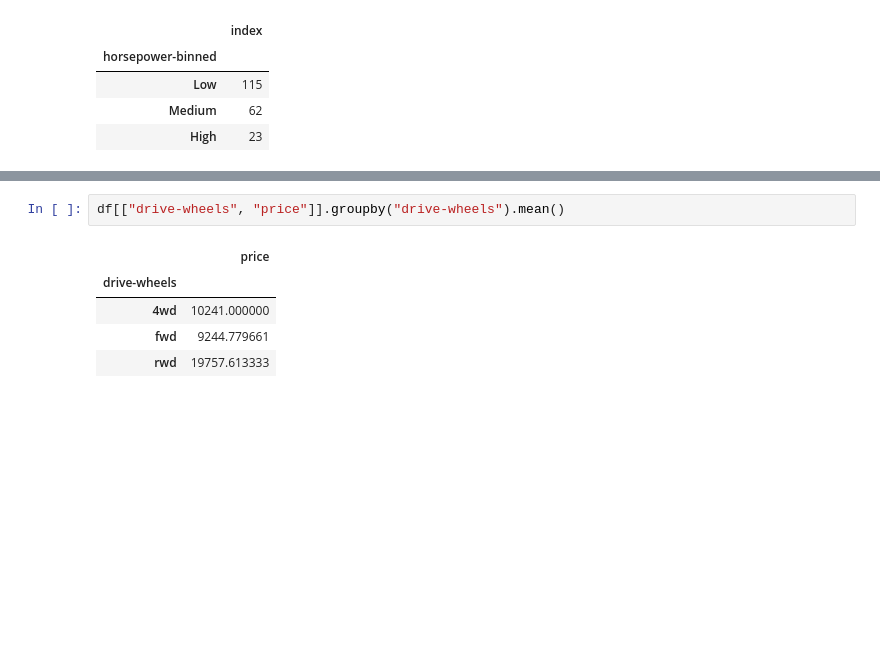
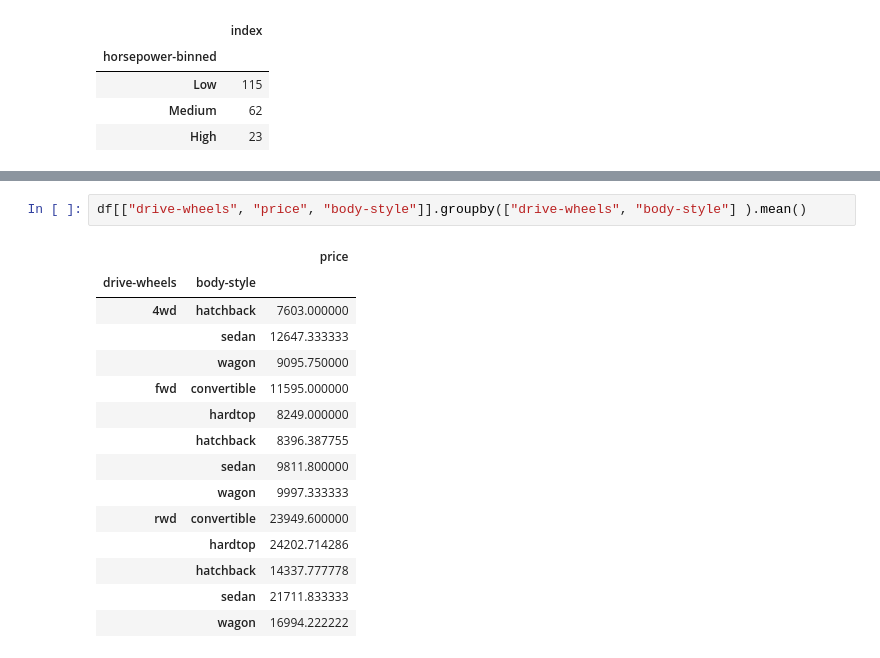
Before and after one commit to vikpy/LearningDeepLearning, a Jupyter notebook: Assignment_2_Exploratory_Data_Analysis.ipynb, the cells around one changed output, grey strips where cells are left out. Saved outputs shown, nothing was run; the diff lists cells and outputs as text; blank space fills up the shorter version.

```diff
--- a/Assignment_2_Exploratory_Data_Analysis.ipynb
+++ b/Assignment_2_Exploratory_Data_Analysis.ipynb
@@ -477,8 +504,18 @@ df.reset_index()[["horsepower-binned", "index"] ].groupby("horsepower-binned").c
 # %%
-df[["drive-wheels", "price"]].groupby("drive-wheels").mean()
+df[["drive-wheels", "price", "body-style"]].groupby(["drive-wheels", "body-style"] ).mean()
 # %% [output]
-|  | price |
-| drive-wheels |  |
-| 4wd | 10241.000000 |
-| fwd | 9244.779661 |
-| rwd | 19757.613333 |
+|  |  | price |
+| drive-wheels | body-style |  |
+| 4wd | hatchback | 7603.000000 |
+|  | sedan | 12647.333333 |
+|  | wagon | 9095.750000 |
+| fwd | convertible | 11595.000000 |
+|  | hardtop | 8249.000000 |
+|  | hatchback | 8396.387755 |
+|  | sedan | 9811.800000 |
+|  | wagon | 9997.333333 |
+| rwd | convertible | 23949.600000 |
+|  | hardtop | 24202.714286 |
+|  | hatchback | 14337.777778 |
+|  | sedan | 21711.833333 |
+|  | wagon | 16994.222222 |
```
Also changed, not shown: parts of 17 cells of this notebook.
